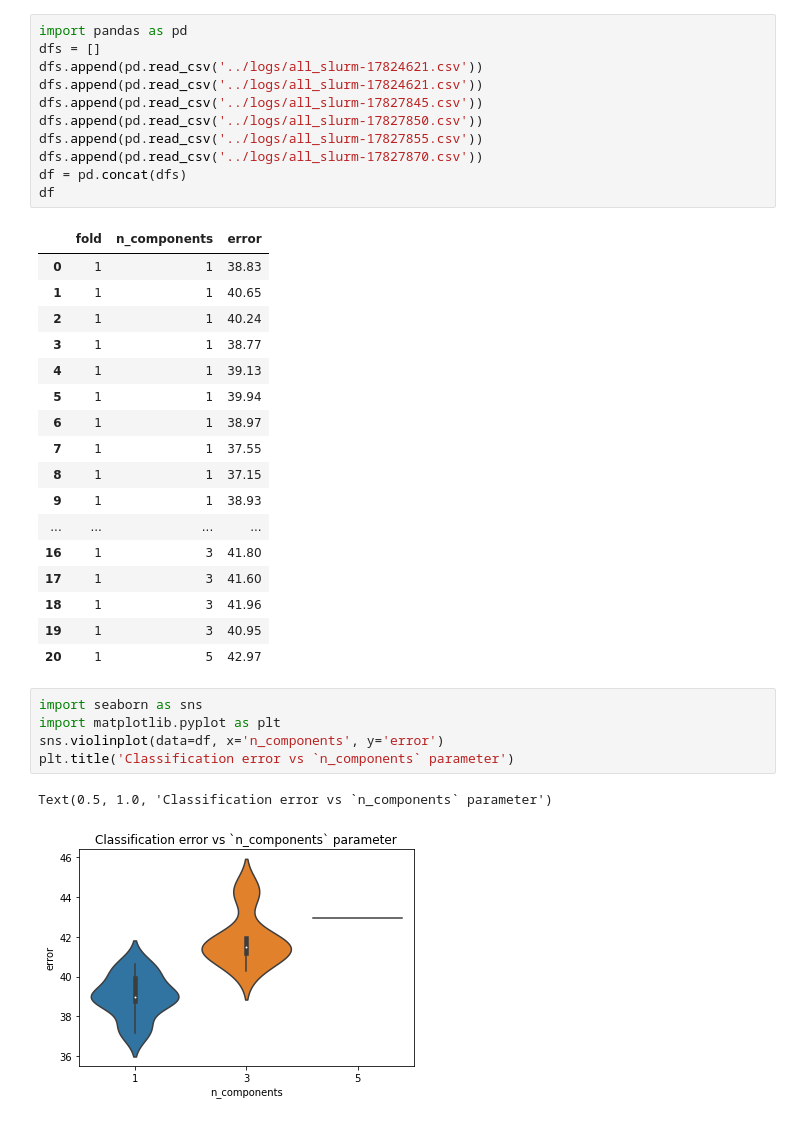
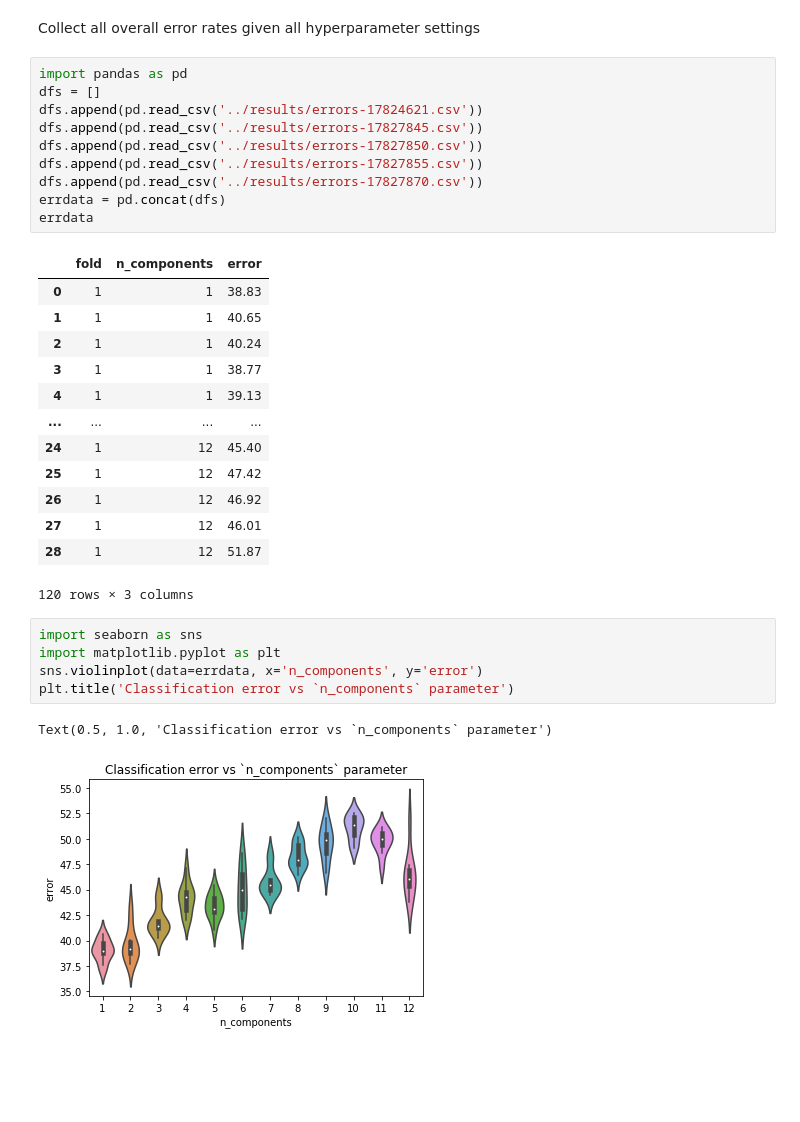
Before and after one commit to dunnkers/music-key-classification, a Jupyter notebook: src/peregrine_results.ipynb, the cells around one changed output. Saved outputs shown, nothing was run; the diff lists cells and outputs as text; blank space fills up the shorter version.

Commit message:
Push Peregrine results

```diff
--- a/src/peregrine_results.ipynb
+++ b/src/peregrine_results.ipynb
@@ -1,14 +1,15 @@
+# %% [markdown]
+Collect all overall error rates given all hyperparameter settings
 # %%
 import pandas as pd
 dfs = []
-dfs.append(pd.read_csv('../logs/all_slurm-17824621.csv'))
-dfs.append(pd.read_csv('../logs/all_slurm-17824621.csv'))
-dfs.append(pd.read_csv('../logs/all_slurm-17827845.csv'))
-dfs.append(pd.read_csv('../logs/all_slurm-17827850.csv'))
-dfs.append(pd.read_csv('../logs/all_slurm-17827855.csv'))
-dfs.append(pd.read_csv('../logs/all_slurm-17827870.csv'))
-df = pd.concat(dfs)
-df
+dfs.append(pd.read_csv('../results/errors-17824621.csv'))
+dfs.append(pd.read_csv('../results/errors-17827845.csv'))
+dfs.append(pd.read_csv('../results/errors-17827850.csv'))
+dfs.append(pd.read_csv('../results/errors-17827855.csv'))
+dfs.append(pd.read_csv('../results/errors-17827870.csv'))
+errdata = pd.concat(dfs)
+errdata
 # %% [output]
 |  | fold | n_components | error |
 | 0 | 1 | 1 | 38.83 |
@@ -16,22 +17,18 @@ df
 | 2 | 1 | 1 | 40.24 |
 | 3 | 1 | 1 | 38.77 |
 | 4 | 1 | 1 | 39.13 |
-| 5 | 1 | 1 | 39.94 |
-| 6 | 1 | 1 | 38.97 |
-| 7 | 1 | 1 | 37.55 |
-| 8 | 1 | 1 | 37.15 |
-| 9 | 1 | 1 | 38.93 |
 | ... | ... | ... | ... |
-| 16 | 1 | 3 | 41.80 |
-| 17 | 1 | 3 | 41.60 |
-| 18 | 1 | 3 | 41.96 |
-| 19 | 1 | 3 | 40.95 |
-| 20 | 1 | 5 | 42.97 |
+| 24 | 1 | 12 | 45.40 |
+| 25 | 1 | 12 | 47.42 |
+| 26 | 1 | 12 | 46.92 |
+| 27 | 1 | 12 | 46.01 |
+| 28 | 1 | 12 | 51.87 |
+120 rows × 3 columns
 # %%
 import seaborn as sns
 import matplotlib.pyplot as plt
-sns.violinplot(data=df, x='n_components', y='error')
+sns.violinplot(data=errdata, x='n_components', y='error')
 plt.title('Classification error vs `n_components` parameter')
 # %% [output]
 Text(0.5, 1.0, 'Classification error vs `n_components` parameter')
-[figure, old version]
+[figure, new version]
```
Also changed, not shown: parts of 3 cells of this notebook, 12 other files.
